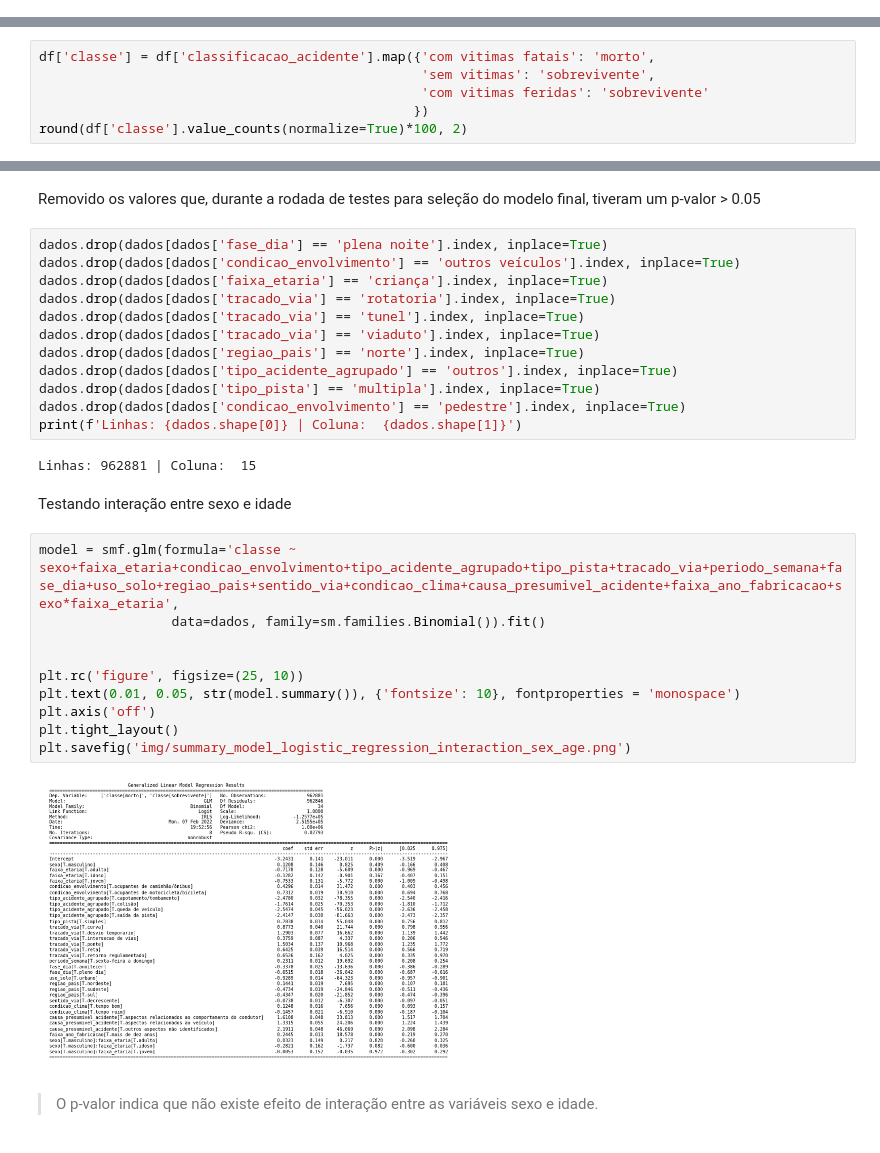
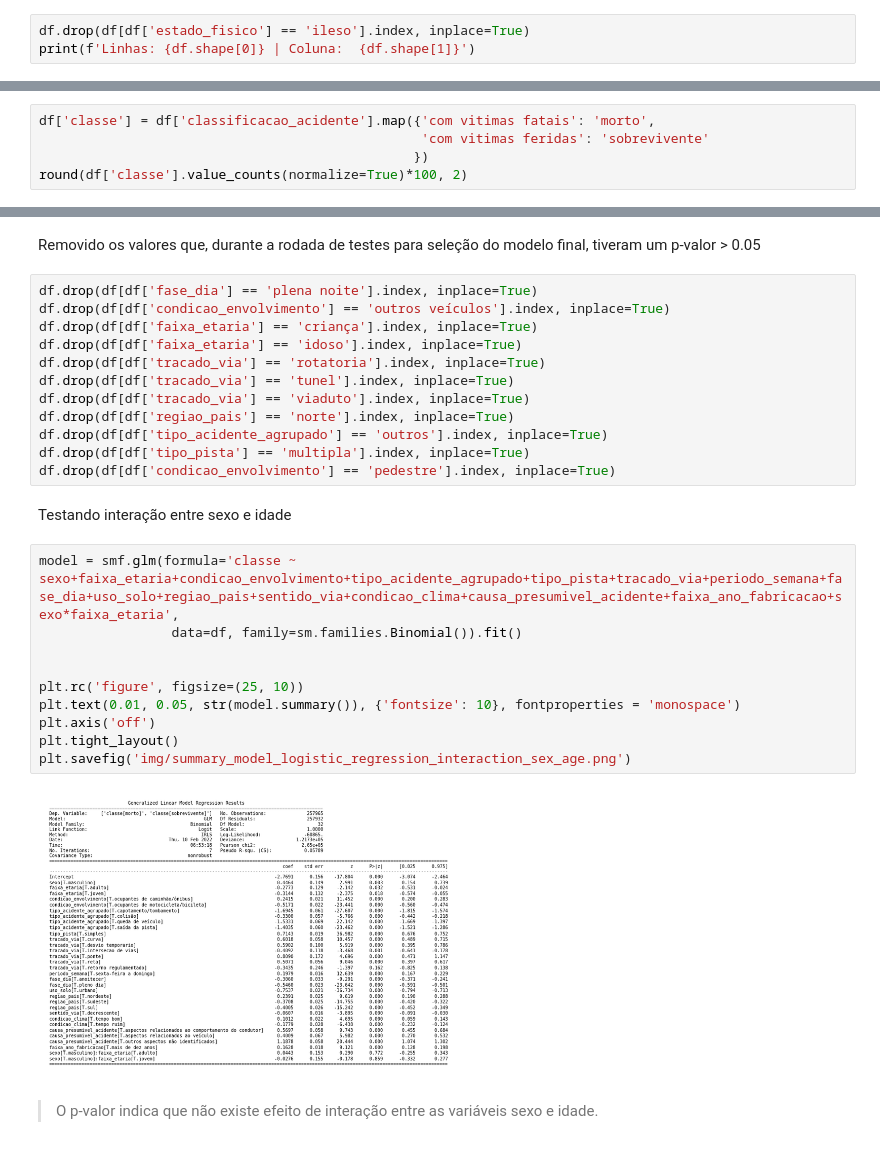
Before and after one commit to LilianeAquino/aed_projeto_1_revisitado, a Jupyter notebook: regressão.ipynb, the cells around one changed output, grey strips where cells are left out. Cells and saved outputs as stored; diff of their text form.

```diff
--- a/regressão.ipynb
+++ b/regressão.ipynb
@@ -32,0 +37,3 @@ Linhas: 1635078 | Coluna:  29
+# %%
+df.drop(df[df['estado_fisico'] == 'ileso'].index, inplace=True)
+print(f'Linhas: {df.shape[0]} | Coluna:  {df.shape[1]}')
@@ -34,7 +43,6 @@ Linhas: 1635078 | Coluna:  29
 ### Definição da variável resposta
 # %%
 df['classe'] = df['classificacao_acidente'].map({'com vitimas fatais': 'morto',
-                                                 'sem vitimas': 'sobrevivente',
                                                  'com vitimas feridas': 'sobrevivente'
                                                 })
 round(df['classe'].value_counts(normalize=True)*100, 2)
@@ -126,33 +134,31 @@ Name: classe, dtype: float64
 # %% [markdown]
 Removido os valores que, durante a rodada de testes para seleção do modelo final, tiveram um p-valor > 0.05
 # %%
-dados.drop(dados[dados['fase_dia'] == 'plena noite'].index, inplace=True)
-dados.drop(dados[dados['condicao_envolvimento'] == 'outros veículos'].index, inplace=True)
-dados.drop(dados[dados['faixa_etaria'] == 'criança'].index, inplace=True)
-dados.drop(dados[dados['tracado_via'] == 'rotatoria'].index, inplace=True)
-dados.drop(dados[dados['tracado_via'] == 'tunel'].index, inplace=True)
-dados.drop(dados[dados['tracado_via'] == 'viaduto'].index, inplace=True)
-dados.drop(dados[dados['regiao_pais'] == 'norte'].index, inplace=True)
-dados.drop(dados[dados['tipo_acidente_agrupado'] == 'outros'].index, inplace=True)
-dados.drop(dados[dados['tipo_pista'] == 'multipla'].index, inplace=True)
-dados.drop(dados[dados['condicao_envolvimento'] == 'pedestre'].index, inplace=True)
-print(f'Linhas: {dados.shape[0]} | Coluna:  {dados.shape[1]}')
+df.drop(df[df['fase_dia'] == 'plena noite'].index, inplace=True)
+df.drop(df[df['condicao_envolvimento'] == 'outros veículos'].index, inplace=True)
+df.drop(df[df['faixa_etaria'] == 'criança'].index, inplace=True)
+df.drop(df[df['faixa_etaria'] == 'idoso'].index, inplace=True)
+df.drop(df[df['tracado_via'] == 'rotatoria'].index, inplace=True)
+df.drop(df[df['tracado_via'] == 'tunel'].index, inplace=True)
+df.drop(df[df['tracado_via'] == 'viaduto'].index, inplace=True)
+df.drop(df[df['regiao_pais'] == 'norte'].index, inplace=True)
+df.drop(df[df['tipo_acidente_agrupado'] == 'outros'].index, inplace=True)
+df.drop(df[df['tipo_pista'] == 'multipla'].index, inplace=True)
+df.drop(df[df['condicao_envolvimento'] == 'pedestre'].index, inplace=True)
-# %% [output]
-Linhas: 962881 | Coluna:  15
 # %% [markdown]
 Testando interação entre sexo e idade
 # %%
 model = smf.glm(formula='classe ~ sexo+faixa_etaria+condicao_envolvimento+tipo_acidente_agrupado+tipo_pista+tracado_via+periodo_semana+fase_dia+uso_solo+regiao_pais+sentido_via+condicao_clima+causa_presumivel_acidente+faixa_ano_fabricacao+sexo*faixa_etaria',
-                 data=dados, family=sm.families.Binomial()).fit()
+                 data=df, family=sm.families.Binomial()).fit()
 
 
 plt.rc('figure', figsize=(25, 10))
 plt.text(0.01, 0.05, str(model.summary()), {'fontsize': 10}, fontproperties = 'monospace')
 plt.axis('off')
 plt.tight_layout()
 plt.savefig('img/summary_model_logistic_regression_interaction_sex_age.png')
 # %% [output]
-[figure, old version]
+[figure, new version]
 # %% [markdown]
 > <p style='text-align: justify;'><font size=2.85>O p-valor indica que não existe efeito de interação entre as variáveis sexo e idade.<font size=2.85></font></p>
 # %% [markdown]
```
Also changed, not shown: parts of 18 cells of this notebook.
